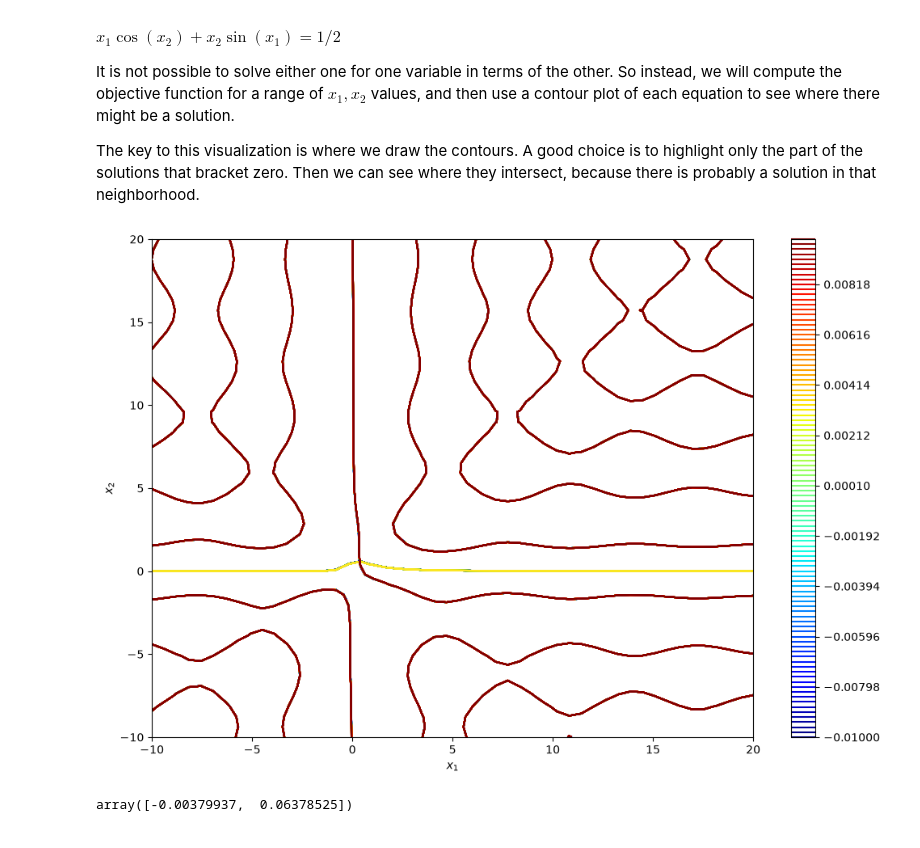
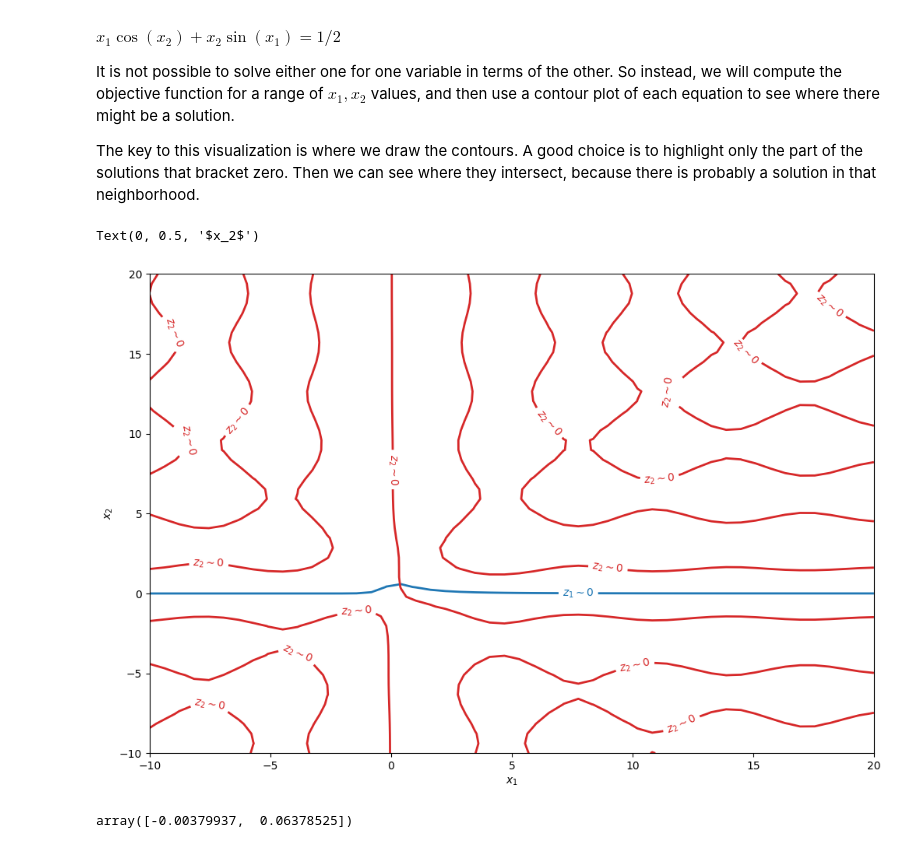
Before and after one commit to hgordo/f26-06623, a Jupyter notebook: f26-06623/lectures/08-nla-2/08-nla-2.ipynb, the cells around one changed output. Cells and saved outputs as stored; diff of their text form; code cells hidden in the pictures.

```diff
--- a/f26-06623/lectures/08-nla-2/08-nla-2.ipynb
+++ b/f26-06623/lectures/08-nla-2/08-nla-2.ipynb
@@ -343,28 +338,48 @@ The key to this visualization is where we draw the contours. A good choice is to
 # %%
 import numpy as np
 
 
 def objective(X):
     x1, x2 = X
     z1 = np.exp(-np.exp(-(x1 + x2))) - x2 * (1 + x1**2)
+    #if you make x1 large positive or large negative, z1 ~ 0; not true for x2
     z2 = x1 * np.cos(x2) + x2 * np.sin(x1) - 0.5
+    # there will be many solutions depending on the zeros of cosine and sine.
     return np.array([z1, z2])
 
 
 x1 = np.linspace(-10, 20)
 x2 = np.linspace(-10, 20)
 
 X1, X2 = np.meshgrid(x1, x2)
 
 Z1, Z2 = objective([X1, X2])
 plt.figure(figsize=(12, 8))
-plt.contour(X1, X2, Z1, levels=np.linspace(-0.01, 0.01, 100))
-plt.contour(X1, X2, Z2, levels=np.linspace(-0.01, 0.01, 100), cmap="jet")
+#plt.contour(X1, X2, Z1, levels=np.linspace(-0.2, 0.2, 100))
+#plt.contour(X1, X2, Z2, levels=np.linspace(-0.2, 0.2, 100), cmap="jet")
+c1 = plt.contour(
+    X1, X2, Z1,
+    levels=[0],
+    colors=["tab:blue"],
+    linewidths=2,
+)
+
+c2 = plt.contour(
+    X1, X2, Z2,
+    levels=[0],
+    colors=["tab:red"],
+    linewidths=2,
+)
+
+plt.clabel(c1, fmt={0: "$z_1\\sim 0$"})
+plt.clabel(c2, fmt={0: "$z_2\\sim 0$"})
+
 plt.xlabel("$x_1$")
 plt.ylabel("$x_2$")
-plt.colorbar();
+#plt.colorbar();
 # %% [output]
+Text(0, 0.5, '$x_2$')
-[figure, old version]
+[figure, new version]
 # %%
 objective([0.4, 0.6])  # shows that the objective function is approximately zero
 # %% [output]
```
Also changed, not shown: parts of 5 cells of this notebook.
